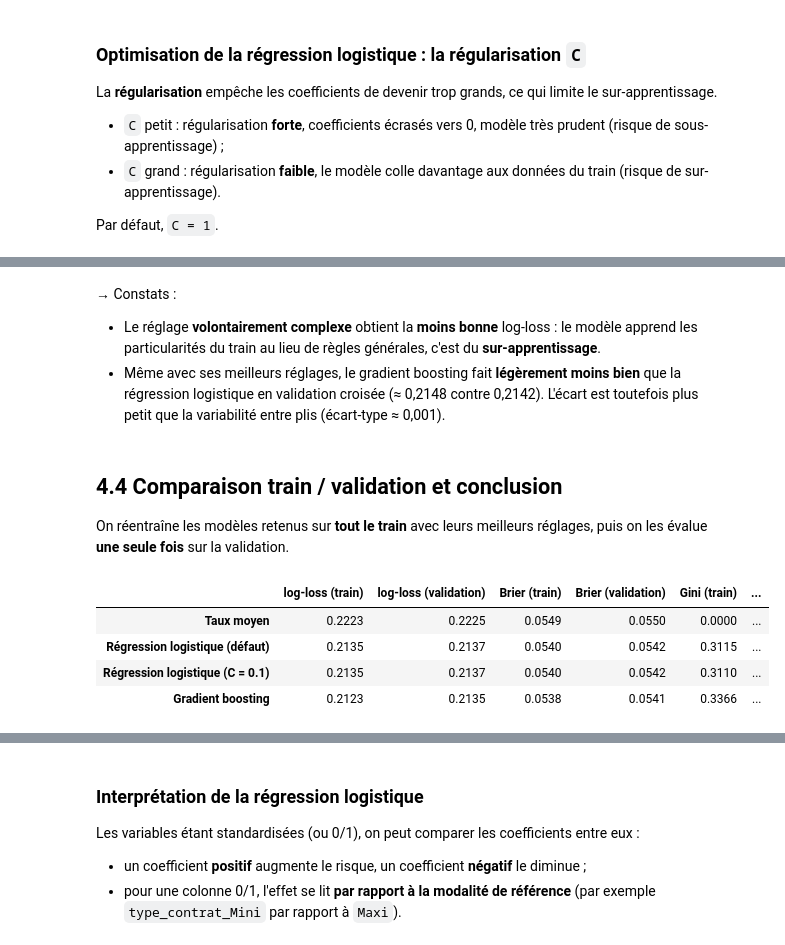
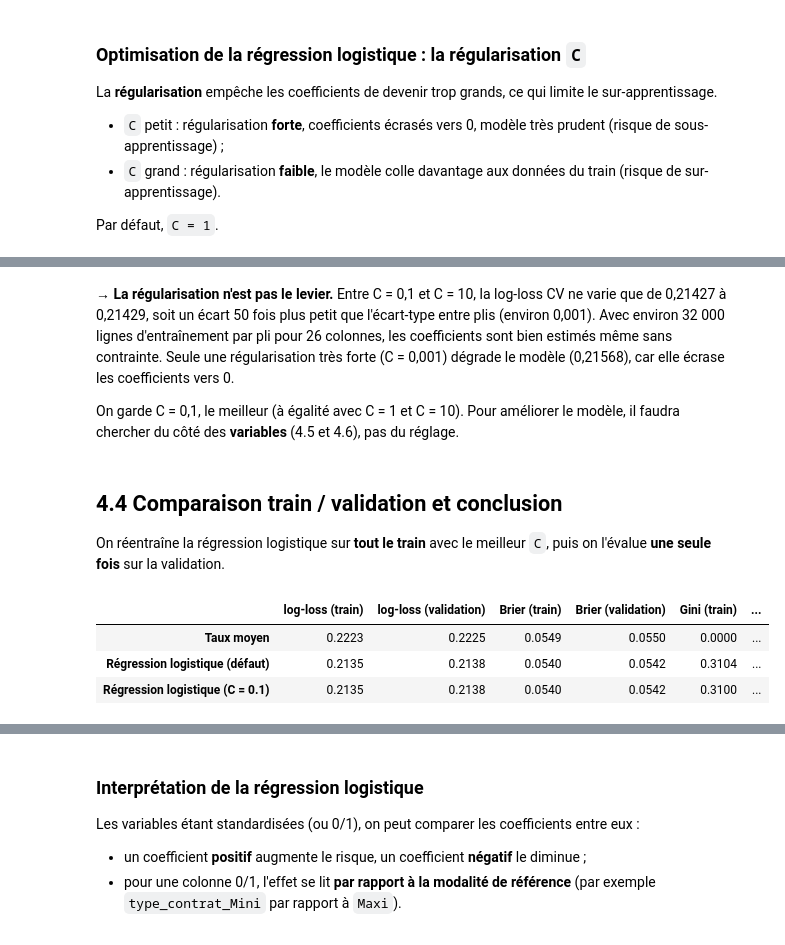
Before and after one commit to MaximilienCY/TD-Tarification-automobile-par-Machine-Learning, a Jupyter notebook: frequence_regression_logisitique.ipynb, the cells around one changed output, grey strips where cells are left out. Drawn from its saved outputs; the diff is of its cells as text; code cells hidden in the pictures.

```diff
--- a/frequence_regression_logisitique.ipynb
+++ b/frequence_regression_logisitique.ipynb
@@ -38,6 +41,6 @@ MONTANT = "montant_sinistre"
 # %%
-train = pd.read_csv("train.csv", dtype={"code_postal": str})
-test = pd.read_csv("test.csv", dtype={"code_postal": str})
+train = pd.read_csv("Data/train.csv", dtype={"code_postal": str})
+test = pd.read_csv("Data/test.csv", dtype={"code_postal": str})
 
 print("train :", train.shape)
 print("test  :", test.shape)
@@ -325,6 +357,7 @@ C'est l'outil de référence en tarification : il est lisible, il capte les effe
 # %%
-def taux_par_classe(df, col, cible=CIBLE, n_bins=5):
-    # Taux de sinistres et effectif par modalité (ou par quantile pour une variable continue)
+def taux_par_classe(df, col, cible=CIBLE, n_bins=10):
+    # Taux de sinistres et effectif par modalité (ou par décile pour une variable continue :
+    # 10 classes de même effectif, plus fin que 5 pour voir les effets en U)
     x = df[col]
     if pd.api.types.is_numeric_dtype(x) and x.nunique() > 10:
         x = pd.qcut(x, n_bins, duplicates="drop")
@@ -1079,41 +1132,34 @@ recherche_boosting.round(5)
-# %% [markdown]
-→ Constats :
-- Le réglage **volontairement complexe** obtient la **moins bonne** log-loss : le modèle apprend les particularités du train au lieu de règles générales, c'est du **sur-apprentissage**.
-- Même avec ses meilleurs réglages, le gradient boosting fait **légèrement moins bien** que la régression logistique en validation croisée (≈ 0,2148 contre 0,2142). L'écart est toutefois plus petit que la variabilité entre plis (écart-type ≈ 0,001).
+# %% [markdown]
+→ **La régularisation n'est pas le levier.** Entre C = 0,1 et C = 10, la log-loss CV ne varie que de 0,21427 à 0,21429, soit un écart 50 fois plus petit que l'écart-type entre plis (environ 0,001). Avec environ 32 000 lignes d'entraînement par pli pour 26 colonnes, les coefficients sont bien estimés même sans contrainte. Seule une régularisation très forte (C = 0,001) dégrade le modèle (0,21568), car elle écrase les coefficients vers 0.
+
+On garde C = 0,1, le meilleur (à égalité avec C = 1 et C = 10). Pour améliorer le modèle, il faudra chercher du côté des **variables** (4.5 et 4.6), pas du réglage.
 # %% [markdown]
 ## 4.4 Comparaison train / validation et conclusion
 
-On réentraîne les modèles retenus sur **tout le train** avec leurs meilleurs réglages, puis on les évalue **une seule fois** sur la validation.
+On réentraîne la régression logistique sur **tout le train** avec le meilleur `C`, puis on l'évalue **une seule fois** sur la validation.
 # %%
 reg_log = LogisticRegression(C=meilleur_C, max_iter=2000)
 reg_log.fit(X_train_prep, y_train)
 
-boosting = HistGradientBoostingClassifier(
-    learning_rate=meilleurs_reglages["learning_rate"],
-    max_leaf_nodes=int(meilleurs_reglages["max_leaf_nodes"]),
-    max_iter=int(meilleurs_reglages["max_iter"]),
-    min_samples_leaf=300, l2_regularization=1.0, early_stopping=False, random_state=SEED)
-boosting.fit(X_train_prep, y_train)
-
-for nom, modele in [(f"Régression logistique (C = {meilleur_C})", reg_log), ("Gradient boosting", boosting)]:
-    resultats[nom] = {"train": evaluer(y_train, modele.predict_proba(X_train_prep)[:, 1]),
-                      "validation": evaluer(y_valid, modele.predict_proba(X_valid_prep)[:, 1])}
+resultats[f"Régression logistique (C = {meilleur_C})"] = {
+    "train": evaluer(y_train, reg_log.predict_proba(X_train_prep)[:, 1]),
+    "validation": evaluer(y_valid, reg_log.predict_proba(X_valid_prep)[:, 1]),
+}
 
 # Tableau récapitulatif : une ligne par modèle, train et validation côte à côte
 tableau = pd.concat({nom: pd.DataFrame(scores).T.stack() for nom, scores in resultats.items()}, axis=1).T
 tableau.columns = [f"{metrique} ({jeu})" for jeu, metrique in tableau.columns]
 colonnes = [f"{m} ({j})" for m in ["log-loss", "Brier", "Gini"] for j in ["train", "validation"]]
 tableau = tableau[colonnes]
 
 ref = tableau.loc["Taux moyen", "log-loss (validation)"]
 tableau["gain de log-loss vs taux moyen (validation)"] = (1 - tableau["log-loss (validation)"] / ref)
 tableau.round(4)
 # %% [output]
 |  | log-loss (train) | log-loss (validation) | Brier (train) | Brier (validation) | Gini (train) | ... |
 | Taux moyen | 0.2223 | 0.2225 | 0.0549 | 0.0550 | 0.0000 | ... |
-| Régression logistique (défaut) | 0.2135 | 0.2137 | 0.0540 | 0.0542 | 0.3115 | ... |
-| Régression logistique (C = 0.1) | 0.2135 | 0.2137 | 0.0540 | 0.0542 | 0.3110 | ... |
-| Gradient boosting | 0.2123 | 0.2135 | 0.0538 | 0.0541 | 0.3366 | ... |
+| Régression logistique (défaut) | 0.2135 | 0.2138 | 0.0540 | 0.0542 | 0.3104 | ... |
+| Régression logistique (C = 0.1) | 0.2135 | 0.2138 | 0.0540 | 0.0542 | 0.3100 | ... |
 # %% [markdown]
 ### Calibration : les probabilités prédites sont-elles justes ?
 
```
Also changed, not shown: parts of 44 cells of this notebook, 1 other file.
